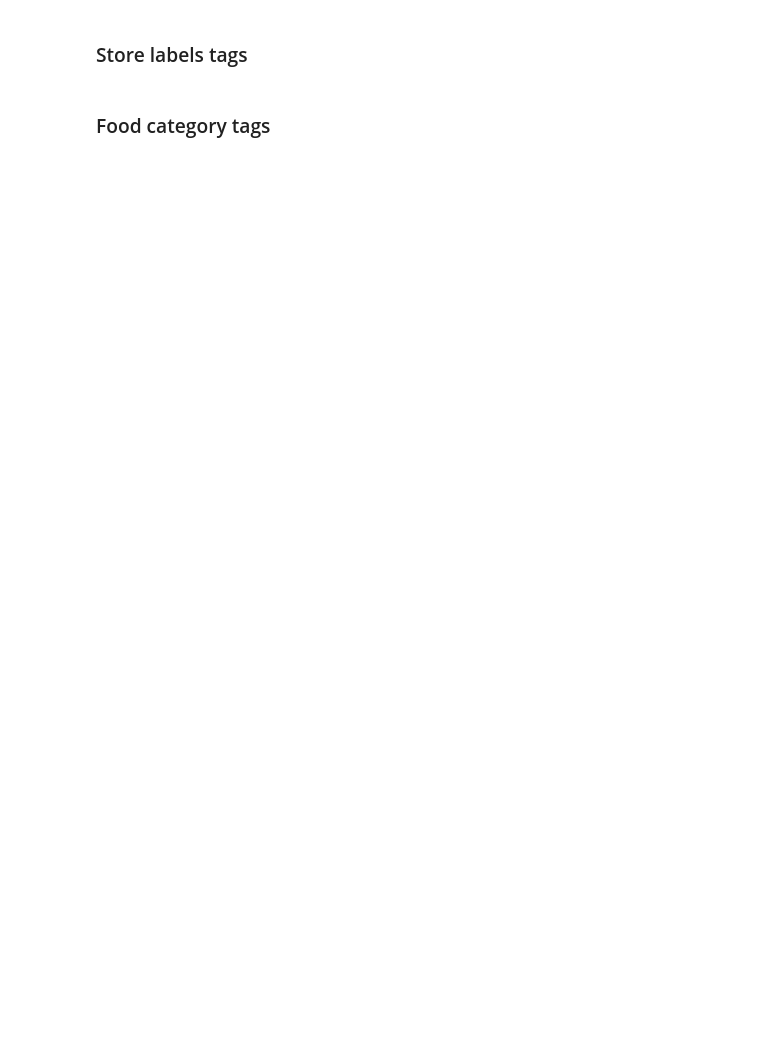
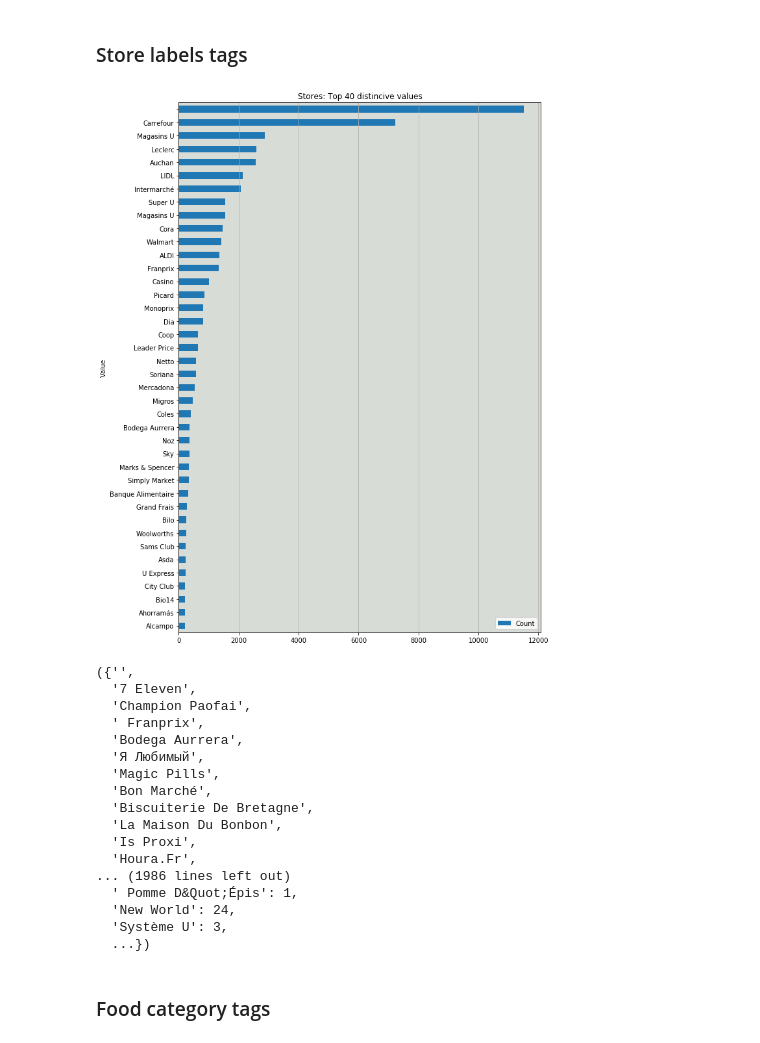
Before and after one commit to RedHotDataProject/Project_ADA, a Jupyter notebook: Open Food Facts - Cleanse data.ipynb, the cells around one changed output. Drawn from its saved outputs; the diff is of its cells as text; code cells hidden in the pictures; blank space fills up the shorter version.

```diff
--- a/Open Food Facts - Cleanse data.ipynb
+++ b/Open Food Facts - Cleanse data.ipynb
@@ -141,7 +257,26 @@ with open('./data/cleanse/stores_lookup.json', 'r') as json_data:
     stores_lookup = cleanse.to_lookup(json.load(json_data))
 food_facts_pd.stores = food_facts_pd.stores.fillna("").apply(lambda x: [stores_lookup[z] for z in x.split(',')])
 # %%
-visualize.plot_occurences_of_distinct_values(food_facts_pd, 'stores')
+_,_ = visualize.plot_occurences_of_distinct_values(food_facts_pd, 'stores')
+# %% [output]
+[figure, added]
+({'',
+  '7 Eleven',
+  'Champion Paofai',
+  ' Franprix',
+  'Bodega Aurrera',
+  'Я Любимый',
+  'Magic Pills',
+  'Bon Marché',
+  'Biscuiterie De Bretagne',
+  'La Maison Du Bonbon',
+  'Is Proxi',
+  'Houra.Fr',
+... (1986 lines left out)
+  ' Pomme D&Quot;Épis': 1,
+  'New World': 24,
+  'Système U': 3,
+  ...})
 # %% [markdown]
 ### Food category tags
 # %%
```
Also changed, not shown: parts of 14 cells of this notebook, 8 other files.
